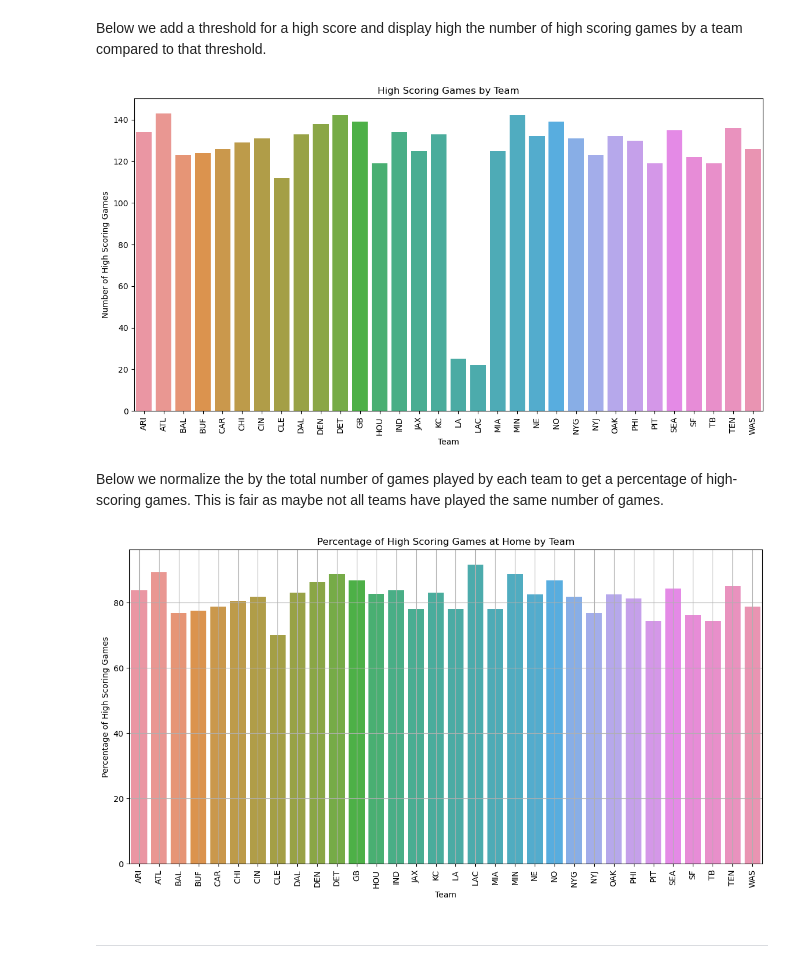
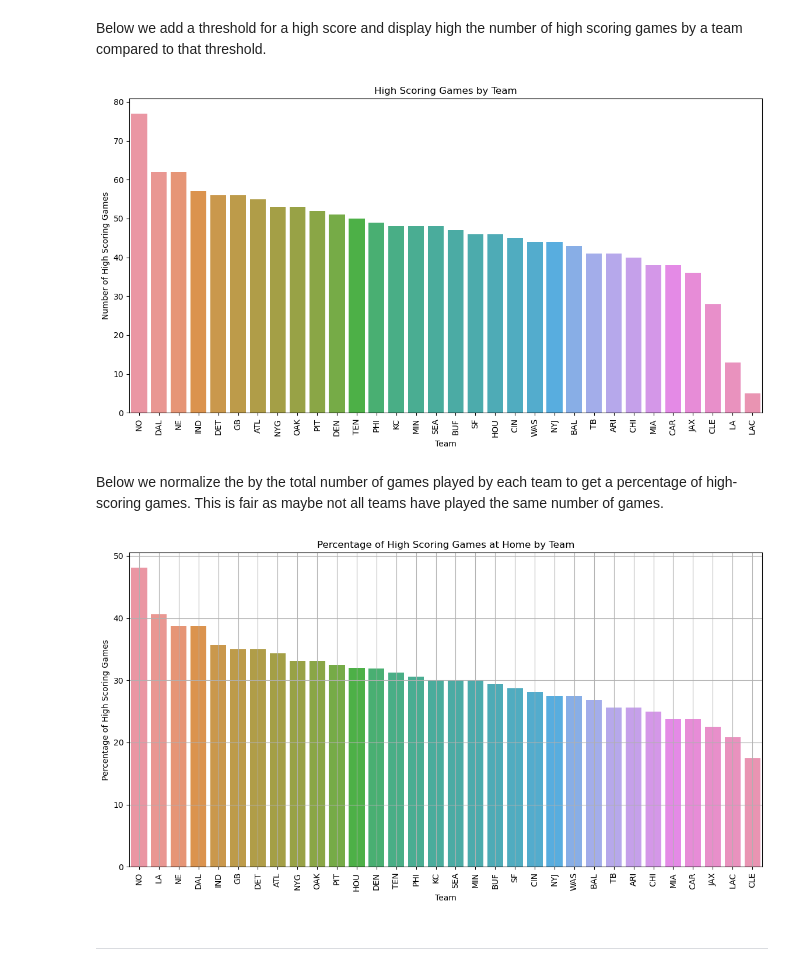
Before and after one commit to BrylliDTU/social_data, a Jupyter notebook: Final_report.ipynb, the cells around one changed output. Drawn from its saved outputs; the diff is of its cells as text; code cells hidden in the pictures.

```diff
--- a/Final_report.ipynb
+++ b/Final_report.ipynb
@@ -697,21 +698,22 @@ Below we add a threshold for a high score and display high the number of high sc
 # %%
 result['total_score'] = result['home_score'] + result['away_score']
 total_games_home = result.groupby('home_team').size().reset_index(name='Total Home Games')
 
 
 
-threshold = 30
+threshold = 50
 high_scoring_games = result[result['total_score'] > threshold].groupby('home_team').size().reset_index(name='High Scoring Games')
+high_scoring_games = high_scoring_games.sort_values(by= "High Scoring Games", ascending=False)
 
 plt.figure(figsize=(14, 7))
 sns.barplot(x='home_team', y='High Scoring Games', data=high_scoring_games)
 plt.xticks(rotation=90)
 plt.title('High Scoring Games by Team')
 plt.xlabel('Team')
 plt.ylabel('Number of High Scoring Games')
 plt.show()
 # %% [output]
-[figure, old version]
+[figure, new version]
 # %% [markdown]
 Below we normalize the by the total number of games played by each team to get a percentage of high-scoring games. This is fair as maybe not all teams have played the same number of games.
 # %%
@@ -719,6 +721,7 @@ team_games = pd.merge(high_scoring_games, total_games_home, how='right', on='hom
 team_games.fillna(0, inplace=True)
 
 team_games['Percentage High Scoring'] = (team_games['High Scoring Games'] / team_games['Total Home Games']) * 100
+team_games = team_games.sort_values(by="Percentage High Scoring", ascending=False)
 
 plt.figure(figsize=(14, 7))
 sns.barplot(x='home_team', y='Percentage High Scoring', data=team_games)
@@ -729,7 +732,7 @@ plt.ylabel('Percentage of High Scoring Games')
 plt.grid(True)
 plt.show()
 # %% [output]
-[figure, old version]
+[figure, new version]
 # %% [markdown]
 ------------------------
 # %% [markdown]
```
Also changed, not shown: parts of 3 cells of this notebook.
